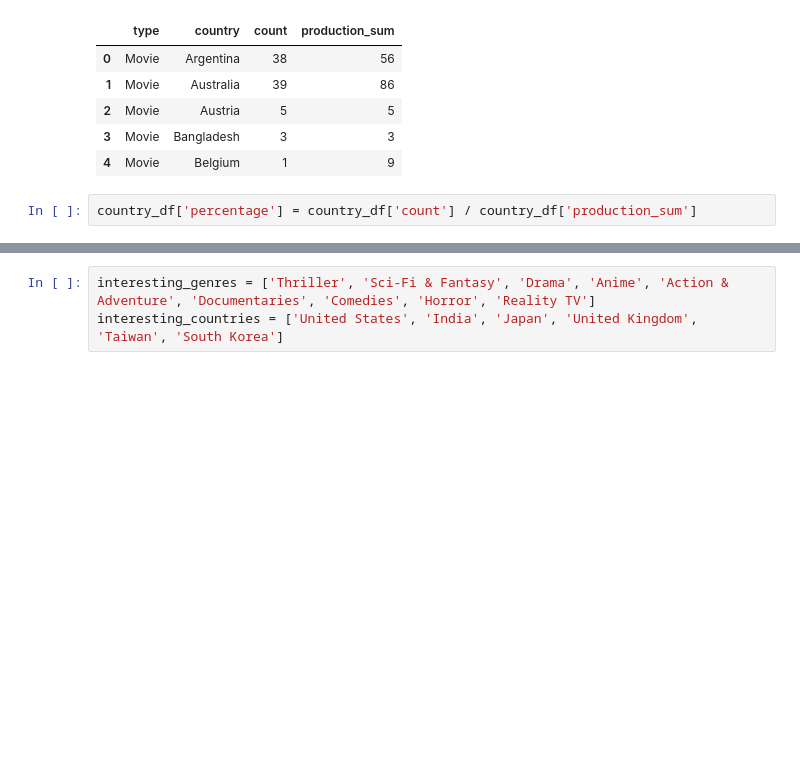
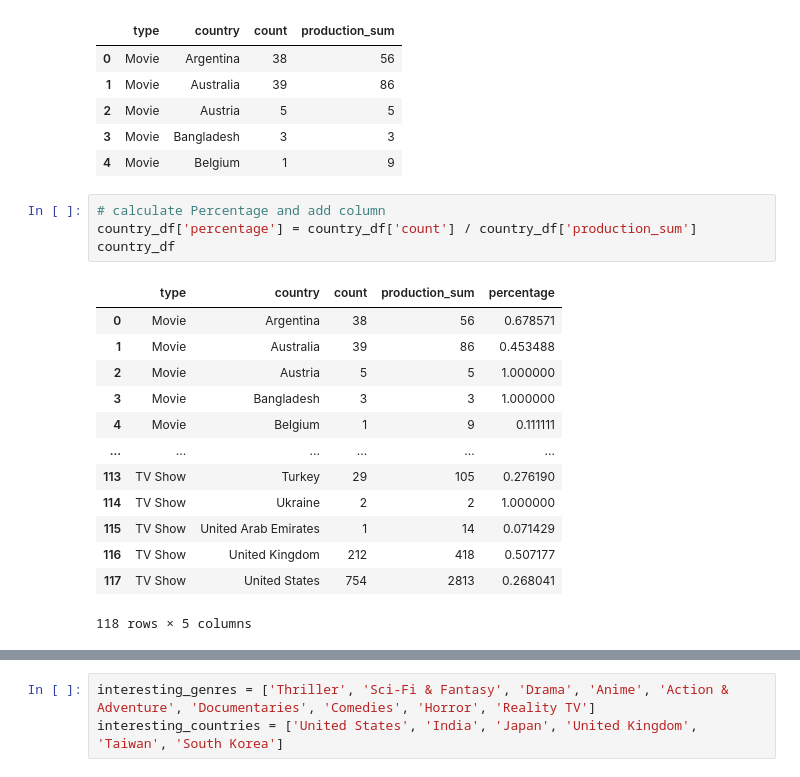
Before and after one commit to jehrnsperger/netflix, a Jupyter notebook: netflix_exploration.ipynb, the cells around one changed output, grey strips where cells are left out. Cells and saved outputs as stored; diff of their text form; blank space fills up the shorter version.

```diff
--- a/netflix_exploration.ipynb
+++ b/netflix_exploration.ipynb
@@ -219,4 +405,20 @@ country_df.head()
 | 3 | Movie | Bangladesh | 3 | 3 |
 | 4 | Movie | Belgium | 1 | 9 |
 # %%
+# calculate Percentage and add column
 country_df['percentage'] = country_df['count'] / country_df['production_sum']
+country_df
+# %% [output]
+|  | type | country | count | production_sum | percentage |
+| 0 | Movie | Argentina | 38 | 56 | 0.678571 |
+| 1 | Movie | Australia | 39 | 86 | 0.453488 |
+| 2 | Movie | Austria | 5 | 5 | 1.000000 |
+| 3 | Movie | Bangladesh | 3 | 3 | 1.000000 |
+| 4 | Movie | Belgium | 1 | 9 | 0.111111 |
+| ... | ... | ... | ... | ... | ... |
+| 113 | TV Show | Turkey | 29 | 105 | 0.276190 |
+| 114 | TV Show | Ukraine | 2 | 2 | 1.000000 |
+| 115 | TV Show | United Arab Emirates | 1 | 14 | 0.071429 |
+| 116 | TV Show | United Kingdom | 212 | 418 | 0.507177 |
+| 117 | TV Show | United States | 754 | 2813 | 0.268041 |
+118 rows × 5 columns
```
Also changed, not shown: parts of 81 cells of this notebook.
